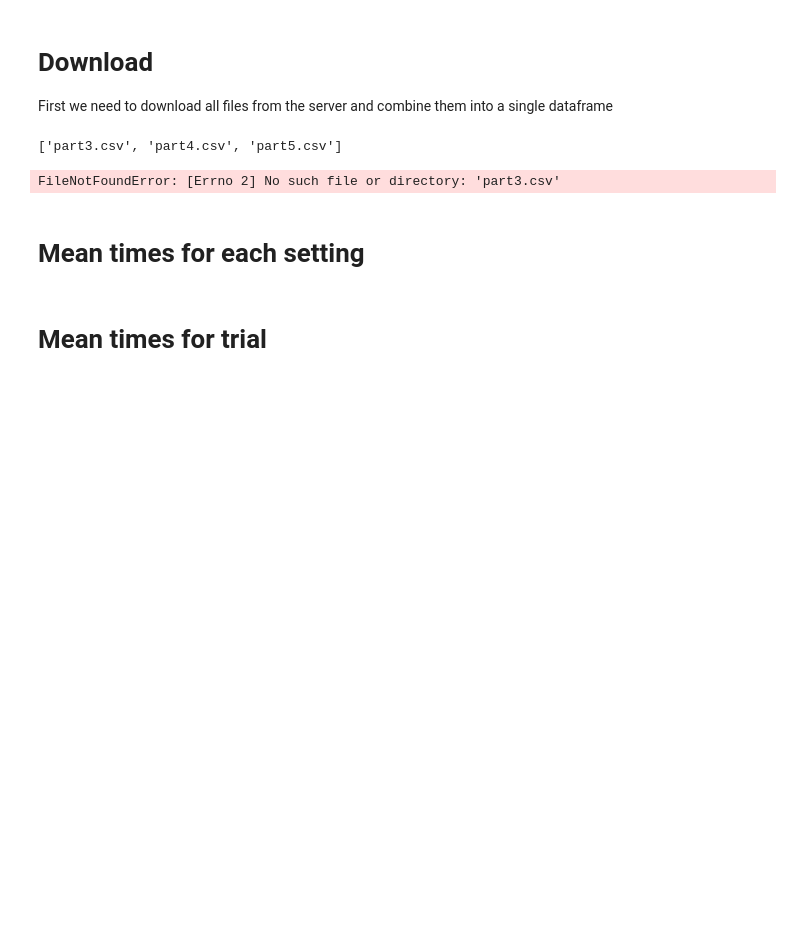
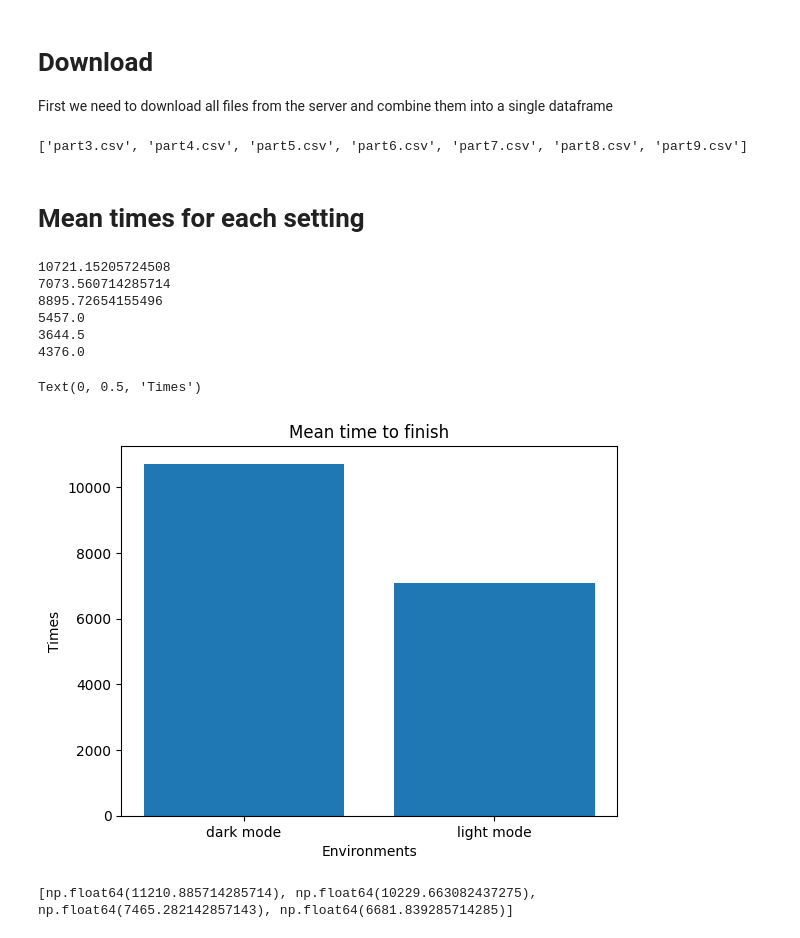
Before and after one commit to PatrickGraf99/Forschungsseminar-Website, a Jupyter notebook: evaluation/evaluator.ipynb, the cells around one changed output. Cells and saved outputs as stored; diff of their text form; code cells hidden in the pictures; blank space fills up the shorter version.

Commit message:
Actual changes this time lmao

```diff
--- a/evaluation/evaluator.ipynb
+++ b/evaluation/evaluator.ipynb
@@ -4,11 +4,15 @@ First we need to download all files from the server and combine them into a sing
 # %%
 import pandas as pd
 import os
+import numpy as np
+import matplotlib.pyplot as plt
+from statistics import mean, stdev, median
+
+
 files = os.listdir('data')
 print(files)
-df = pd.concat([pd.read_csv('data' + file) for file in files], ignore_index=True)
+df = pd.concat([pd.read_csv('data/' + file) for file in files], ignore_index=True)
 # %% [output]
-['part3.csv', 'part4.csv', 'part5.csv']
+['part3.csv', 'part4.csv', 'part5.csv', 'part6.csv', 'part7.csv', 'part8.csv', 'part9.csv']
-FileNotFoundError: [Errno 2] No such file or directory: 'part3.csv'
 # %% [markdown]
 # Mean times for each setting
@@ -38,25 +19,42 @@ plot_avg_time_by_setting(df)
-# %% [markdown]
-# Mean times for trial
-# %%
-def plot_overall_learning_trend(df):
-    # Select only relevant trials
-    selected_trials = list(range(1, 61, 1))
-    df_filtered = df[df["trial"].isin(selected_trials)]
-
-    # Compute the mean time per trial across all settings
-    avg_times = df_filtered.groupby("trial")["time_to_finish"].mean().reset_index()
-
-    # Plot the trend
-    plt.figure(figsize=(10, 6))
-    sns.lineplot(x="trial", y="time_to_finish", data=avg_times, marker="o", linewidth=2)
-
-    # Labels and title
-    plt.xlabel("Trial Number")
-    plt.ylabel("Average Time to Finish (ms)")
-    plt.title("Overall Learning Trend: Task Completion Time Over Trials")
-
-    # Show the plot
-    plt.show()
-
-# Call the function
-plot_overall_learning_trend(df)
+# %%
+mean_time_to_finish_dark_mode = df[df["ui_mode"] == "dark_mode"]["time_to_finish"].mean()
+mean_time_to_finish_light_mode = df[df['ui_mode'] == 'light_mode']['time_to_finish'].mean()
+mean_time_to_finish_combined = df['time_to_finish'].mean()
+
+median_time_to_finish_dark_mode = df[df["ui_mode"] == "dark_mode"]["time_to_finish"].median()
+median_time_to_finish_light_mode = df[df['ui_mode'] == 'light_mode']['time_to_finish'].median()
+median_time_to_finish_combined = df['time_to_finish'].median()
+
+print(mean_time_to_finish_dark_mode)
+print(mean_time_to_finish_light_mode)
+print(mean_time_to_finish_combined)
+
+print(median_time_to_finish_dark_mode)
+print(median_time_to_finish_light_mode)
+print(median_time_to_finish_combined)
+# %% [output]
+10721.15205724508
+7073.560714285714
+8895.72654155496
+5457.0
+3644.5
+4376.0
+# %%
+visualization = plt.bar(['dark mode', 'light mode'],[mean_time_to_finish_dark_mode, mean_time_to_finish_light_mode])
+plt.title('Mean time to finish')
+plt.xlabel('Environments')
+plt.ylabel('Times')
+# %% [output]
+Text(0, 0.5, 'Times')
+[figure, added]
+# %%
+mean_time_to_finish_dark_mode_dark_env = df[(df["ui_mode"] == "dark_mode") & (df['environment'] == 'dark_env')]["time_to_finish"].mean()
+mean_time_to_finish_light_mode_light_env = df[(df['ui_mode'] == 'light_mode') & (df['environment'] == 'light_env')]['time_to_finish'].mean()
+mean_time_to_finish_dark_mode_light_env = df[(df["ui_mode"] == "dark_mode") & (df['environment'] == 'light_env')]["time_to_finish"].mean()
+mean_time_to_finish_light_mode_dark_env = df[(df['ui_mode'] == 'light_mode') & (df['environment'] == 'dark_env')]['time_to_finish'].mean()
+
+modes_with_environments = [mean_time_to_finish_dark_mode_dark_env, mean_time_to_finish_dark_mode_light_env, mean_time_to_finish_light_mode_light_env, mean_time_to_finish_light_mode_dark_env]
+
+print(modes_with_environments)
+# %% [output]
+[np.float64(11210.885714285714), np.float64(10229.663082437275), np.float64(7465.282142857143), np.float64(6681.839285714285)]
```
Also changed, not shown: parts of 4 cells of this notebook.
